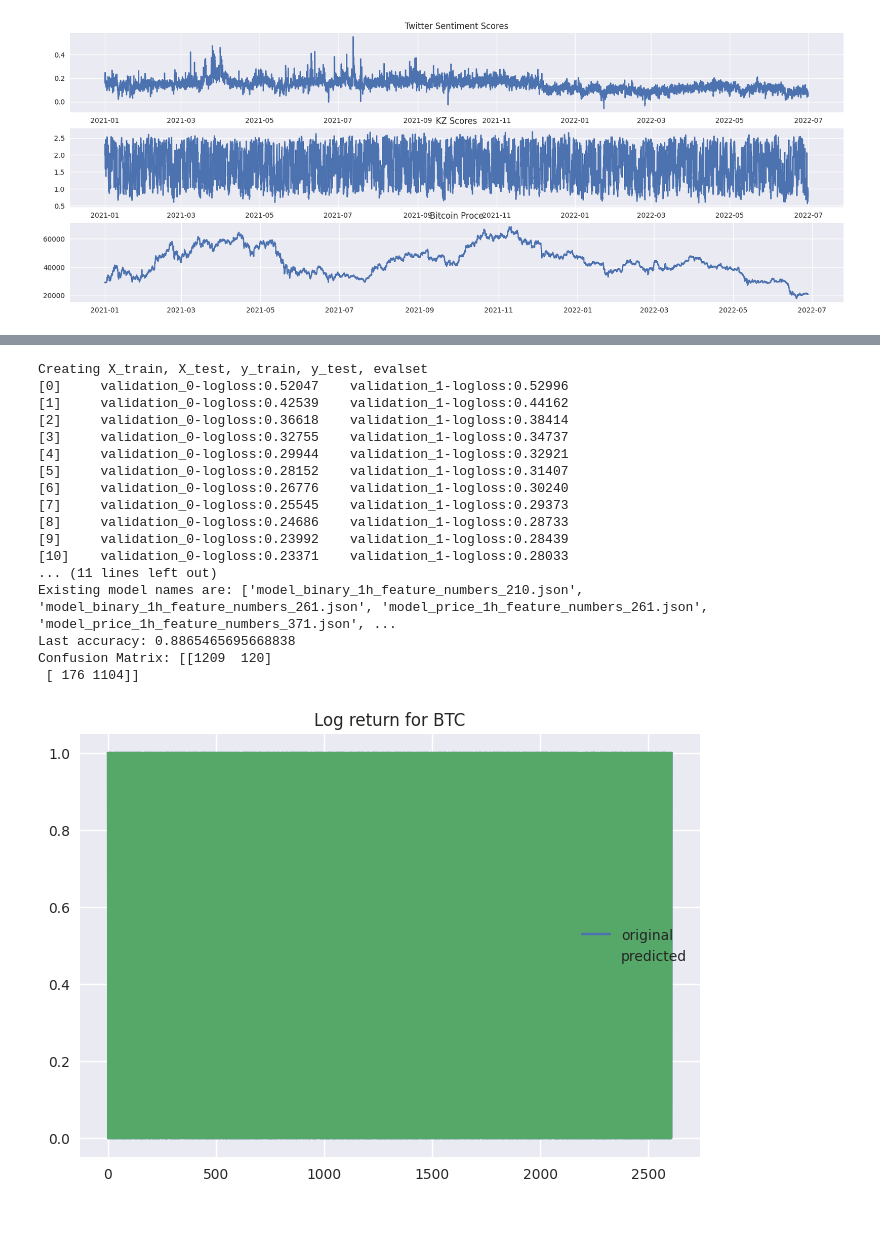
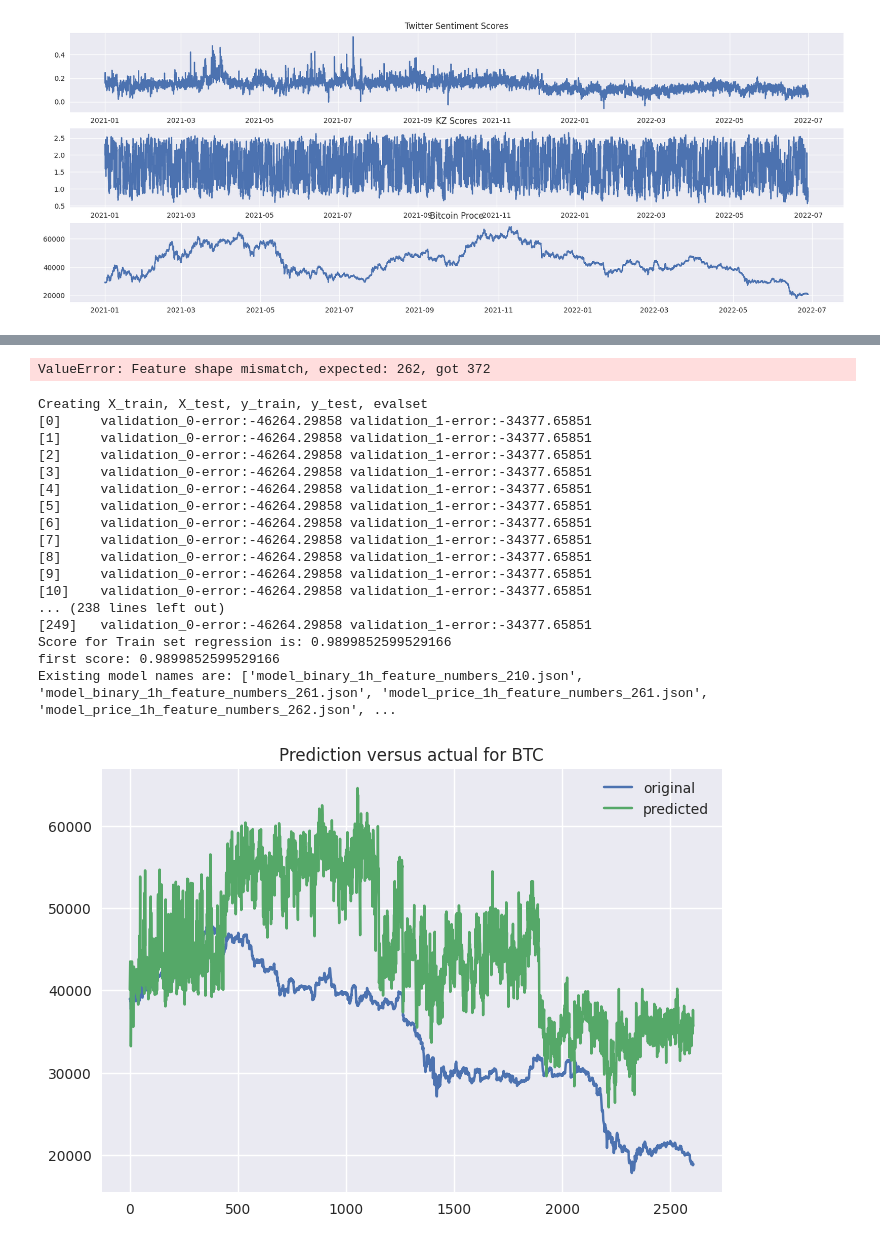
Before and after one commit to kozanakyel/KZ-Engine-Backend, a Jupyter notebook: KZ_project_setup/notebooks/test_sent_kz.ipynb, the cells around one changed output, grey strips where cells are left out. Saved outputs shown, nothing was run; the diff lists cells and outputs as text; code cells hidden in the pictures.

Commit message:
trying for new modelling and created amodel stack folder

```diff
--- a/KZ_project_setup/notebooks/test_sent_kz.ipynb
+++ b/KZ_project_setup/notebooks/test_sent_kz.ipynb
@@ -26,8 +26,8 @@ scale = 1
 range_list = [i for i in range(5,21)]
 range_list = [i*scale for i in range_list]
 interval = '1h'
-start_date = '2020-06-30'
-end_date = '2022-07-01'
+start_date = '2022-12-15'
+end_date = '2022-12-25'
 source = 'yahoo'
 LOG_PATH = '../logger' + os.sep + "logs"
 LOG_FILE_NAME_PREFIX = f"log_{SYMBOL_CUT}_{start_date}_{end_date}"
@@ -125,62 +151,75 @@ df.head()
 # %%
-y = df_final.log_return
-X = df_final.drop(columns=['log_return'], axis=1)
+y = df_final.close
+X = df_final.drop(columns=['close'], axis=1)
 
 
-#y = df_price.feature_label
-#X = df_price.drop(columns=['feature_label', 'candlestick_pattern'], axis=1)
+y = df_price.close
+X = df_price.drop(columns=['close', 'candlestick_pattern'], axis=1)
+# %%
+ytest = y
+ypred_reg = xgb.model.predict(X)
+#print(f'Last accuracy: {accuracy_score(ytest, ypred_reg)}')
+#print(f'Confusion Matrix: {confusion_matrix(ytest, ypred_reg)}')
+x_ax = range(len(xgb.y_test))
+plt.plot(x_ax, ytest, label="original")
+plt.plot(x_ax, ypred_reg, label="predicted")
+plt.title("Prediction versus actual for BTC")
+plt.legend()
+plt.show()
+# %% [output]
+ValueError: Feature shape mismatch, expected: 262, got 372
 # %%
-y = (df_final.log_return > 0).astype(int)                            #df_final.feature_label
+#y = (df_final.log_return > 0).astype(int)                            #df_final.feature_label
 #df_final.drop(columns=['feature_label'], axis=1)
 from sklearn.metrics import accuracy_score, confusion_matrix
 
 eval_metric = 'logloss'
 eval_metric = None
-xgb = XgboostForecaster(objective='binary', n_estimators=20, eta=0.3, max_depth=5,
-                    tree_method='gpu_hist', eval_metric='logloss')
+xgb = XgboostForecaster(objective='regression', n_estimators=250, eta=0.3, max_depth=5,
+                    tree_method='gpu_hist', eval_metric='error')
 xgb.create_train_test_data(X, y, test_size=0.2)
 xgb.fit()
 xgb.save_model(f'../dl_models/model_stack/model_price_{interval}_feature_numbers_{X.shape[1]}.json')
 score = xgb.get_score()
 print(f'first score: {score}')
 #xgb.plot_learning_curves()
 xgb.get_model_names('../dl_models/model_stack/')
 #best_params = xgb.bestparams_gridcv([100, 200], [0.1], [1, 3], verbose=3)
 
 
 ytest = xgb.y_test
 ypred_reg = xgb.model.predict(xgb.X_test)
-print(f'Last accuracy: {accuracy_score(ytest, ypred_reg)}')
-print(f'Confusion Matrix: {confusion_matrix(ytest, ypred_reg)}')
+#print(f'Last accuracy: {accuracy_score(ytest, ypred_reg)}')
+#print(f'Confusion Matrix: {confusion_matrix(ytest, ypred_reg)}')
 x_ax = range(len(xgb.y_test))
 plt.plot(x_ax, ytest, label="original")
 plt.plot(x_ax, ypred_reg, label="predicted")
-plt.title("Log return for BTC")
+plt.title("Prediction versus actual for BTC")
 plt.legend()
 plt.show()
 #yhat = (xgb.model.predict(xgb.X_test) > 0).astype(int)
 #y_ = (xgb.y_test > 0).astype(int)
 #accuracy = accuracy_score(yhat, y_)
 #print('Accuracy: %.3f' % accuracy)
 # %% [output]
 Creating X_train, X_test, y_train, y_test, evalset
-[0]     validation_0-logloss:0.52047    validation_1-logloss:0.52996
-[1]     validation_0-logloss:0.42539    validation_1-logloss:0.44162
-[2]     validation_0-logloss:0.36618    validation_1-logloss:0.38414
-[3]     validation_0-logloss:0.32755    validation_1-logloss:0.34737
-[4]     validation_0-logloss:0.29944    validation_1-logloss:0.32921
-[5]     validation_0-logloss:0.28152    validation_1-logloss:0.31407
-[6]     validation_0-logloss:0.26776    validation_1-logloss:0.30240
-[7]     validation_0-logloss:0.25545    validation_1-logloss:0.29373
-[8]     validation_0-logloss:0.24686    validation_1-logloss:0.28733
-[9]     validation_0-logloss:0.23992    validation_1-logloss:0.28439
-[10]    validation_0-logloss:0.23371    validation_1-logloss:0.28033
-... (11 lines left out)
-Existing model names are: ['model_binary_1h_feature_numbers_210.json', 'model_binary_1h_feature_numbers_261.json', 'model_price_1h_feature_numbers_261.json', 'model_price_1h_feature_numbers_371.json', ...
-Last accuracy: 0.8865465695668838
-Confusion Matrix: [[1209  120]
- [ 176 1104]]
+[0]     validation_0-error:-46264.29858 validation_1-error:-34377.65851
+[1]     validation_0-error:-46264.29858 validation_1-error:-34377.65851
+[2]     validation_0-error:-46264.29858 validation_1-error:-34377.65851
+[3]     validation_0-error:-46264.29858 validation_1-error:-34377.65851
+[4]     validation_0-error:-46264.29858 validation_1-error:-34377.65851
+[5]     validation_0-error:-46264.29858 validation_1-error:-34377.65851
+[6]     validation_0-error:-46264.29858 validation_1-error:-34377.65851
+[7]     validation_0-error:-46264.29858 validation_1-error:-34377.65851
+[8]     validation_0-error:-46264.29858 validation_1-error:-34377.65851
+[9]     validation_0-error:-46264.29858 validation_1-error:-34377.65851
+[10]    validation_0-error:-46264.29858 validation_1-error:-34377.65851
+... (238 lines left out)
+[249]   validation_0-error:-46264.29858 validation_1-error:-34377.65851
+Score for Train set regression is: 0.9899852599529166
+first score: 0.9899852599529166
+Existing model names are: ['model_binary_1h_feature_numbers_210.json', 'model_binary_1h_feature_numbers_261.json', 'model_price_1h_feature_numbers_261.json', 'model_price_1h_feature_numbers_262.json', ...
-[figure, old version]
+[figure, new version]
 # %%
 n_feat = xgb.get_n_importance_features(10)
 print(n_feat)
```
Also changed, not shown: parts of 12 cells of this notebook, 5 other files.
